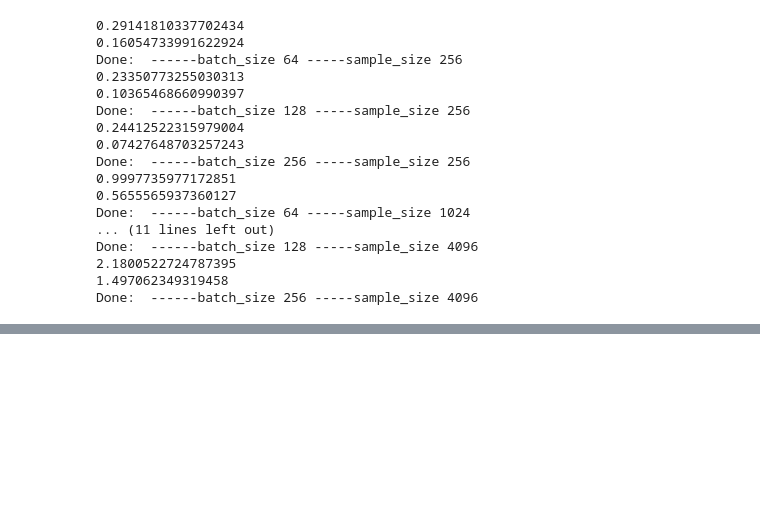
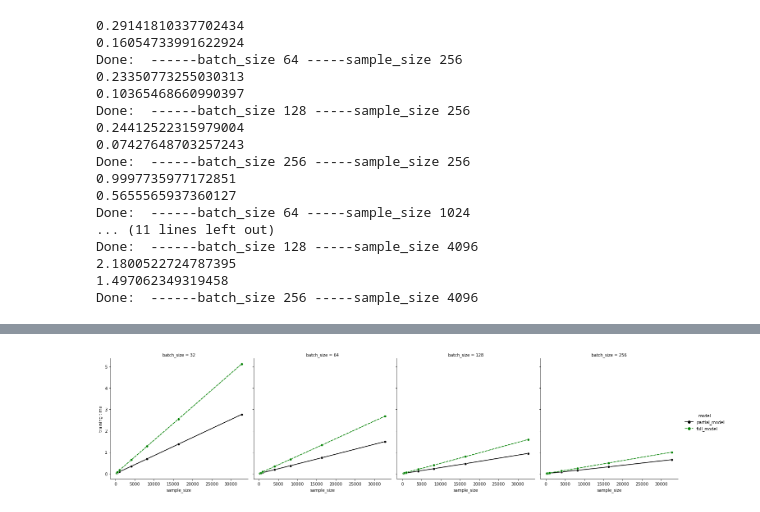
Before and after one commit to Saptarshi-Saha-1996/Noise-Abduction-for-Counterfactuals, a Jupyter notebook: Synthetic_data_experiment/train_time_experiment.ipynb, the cells around one changed output, grey strips where cells are left out. Cells and saved outputs as stored; diff of their text form; code cells hidden in the pictures; blank space fills up the shorter version.

```diff
--- a/Synthetic_data_experiment/train_time_experiment.ipynb
+++ b/Synthetic_data_experiment/train_time_experiment.ipynb
@@ -265,0 +262,13 @@ sns.lineplot(
+# %%
+
+import seaborn as sns
+from matplotlib import pyplot as plt
+#fig, ax = plt.subplots(figsize=(8, 8))
+fig=sns.relplot(
+    data=time_train_modified, x="sample_size", y="training time",
+    col="batch_size", hue="model", style="model", palette=['black','green'],
+    kind='line',markers=['o','o']
+)
+fig.savefig(experiment_name+'/training_time.pdf',format='pdf',pad_inches=0.1,bbox_inches='tight',dpi=1200)
+# %% [output]
+[figure, added]
```
Also changed, not shown: parts of 7 cells of this notebook, 3 other files.
